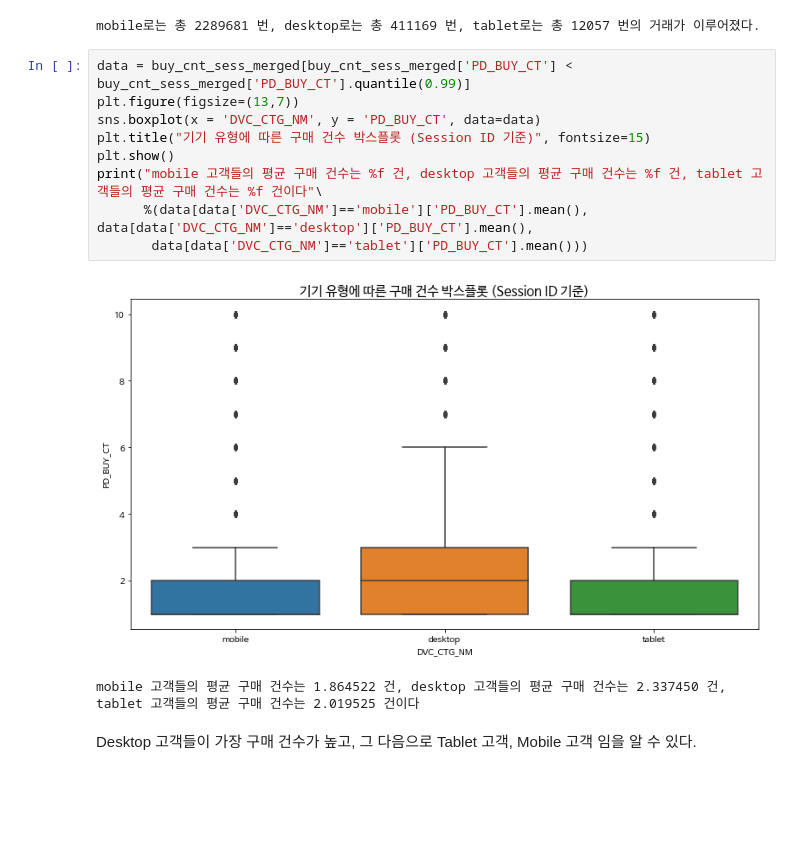
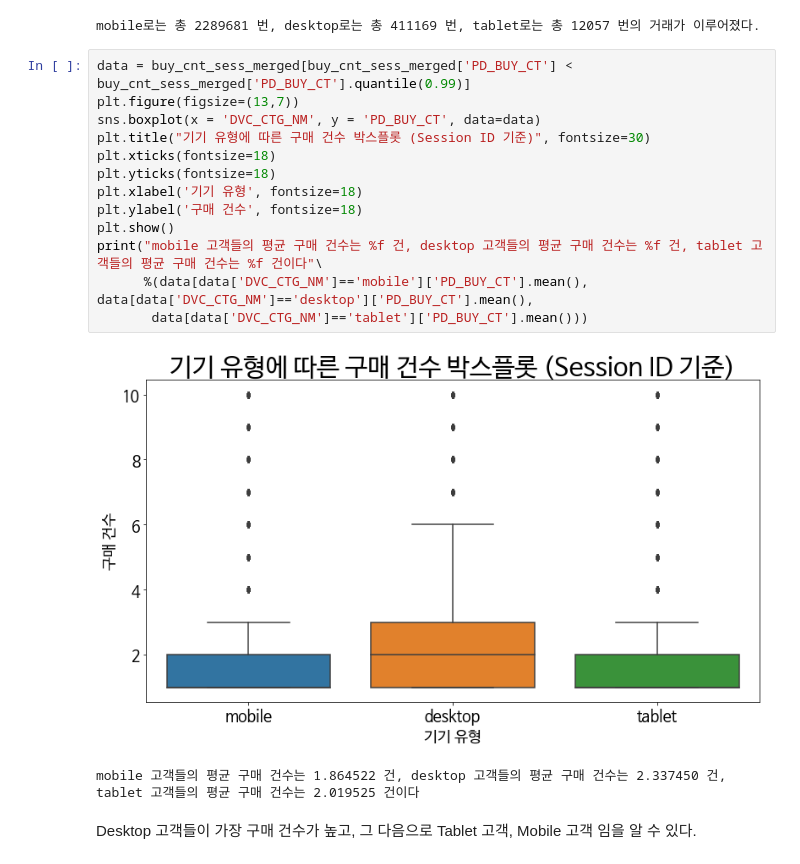
Before and after one commit to seohyunchoi123/L_Point-Competition, a Jupyter notebook: EDA.ipynb, the cells around one changed output. Drawn from its saved outputs; the diff is of its cells as text; blank space fills up the shorter version.

```diff
--- a/EDA.ipynb
+++ b/EDA.ipynb
@@ -174,14 +378,18 @@ mobile로는 총 2289681 번, desktop로는 총 411169 번, tablet로는 총 120
 # %%
 data = buy_cnt_sess_merged[buy_cnt_sess_merged['PD_BUY_CT'] < buy_cnt_sess_merged['PD_BUY_CT'].quantile(0.99)]
 plt.figure(figsize=(13,7))
 sns.boxplot(x = 'DVC_CTG_NM', y = 'PD_BUY_CT', data=data)
-plt.title("기기 유형에 따른 구매 건수 박스플롯 (Session ID 기준)", fontsize=15)
+plt.title("기기 유형에 따른 구매 건수 박스플롯 (Session ID 기준)", fontsize=30)
+plt.xticks(fontsize=18)
+plt.yticks(fontsize=18)
+plt.xlabel('기기 유형', fontsize=18)
+plt.ylabel('구매 건수', fontsize=18)
 plt.show()
 print("mobile 고객들의 평균 구매 건수는 %f 건, desktop 고객들의 평균 구매 건수는 %f 건, tablet 고객들의 평균 구매 건수는 %f 건이다"\
       %(data[data['DVC_CTG_NM']=='mobile']['PD_BUY_CT'].mean(), data[data['DVC_CTG_NM']=='desktop']['PD_BUY_CT'].mean(),
        data[data['DVC_CTG_NM']=='tablet']['PD_BUY_CT'].mean()))
 # %% [output]
-[figure, old version]
+[figure, new version]
 mobile 고객들의 평균 구매 건수는 1.864522 건, desktop 고객들의 평균 구매 건수는 2.337450 건, tablet 고객들의 평균 구매 건수는 2.019525 건이다
 # %% [markdown]
 Desktop 고객들이 가장 구매 건수가 높고, 그 다음으로 Tablet 고객, Mobile 고객 임을 알 수 있다.
```
Also changed, not shown: parts of 52 cells of this notebook, 5 other files.
